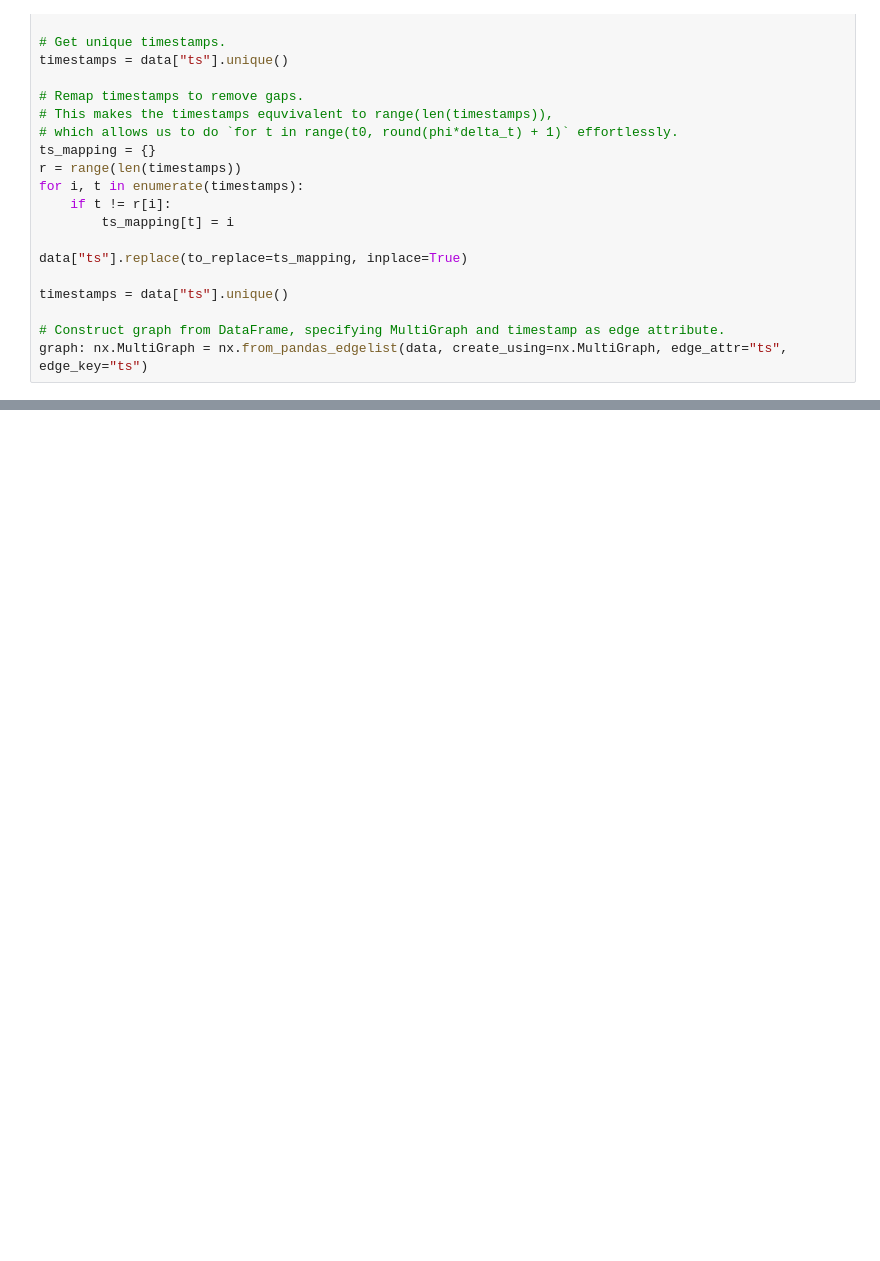
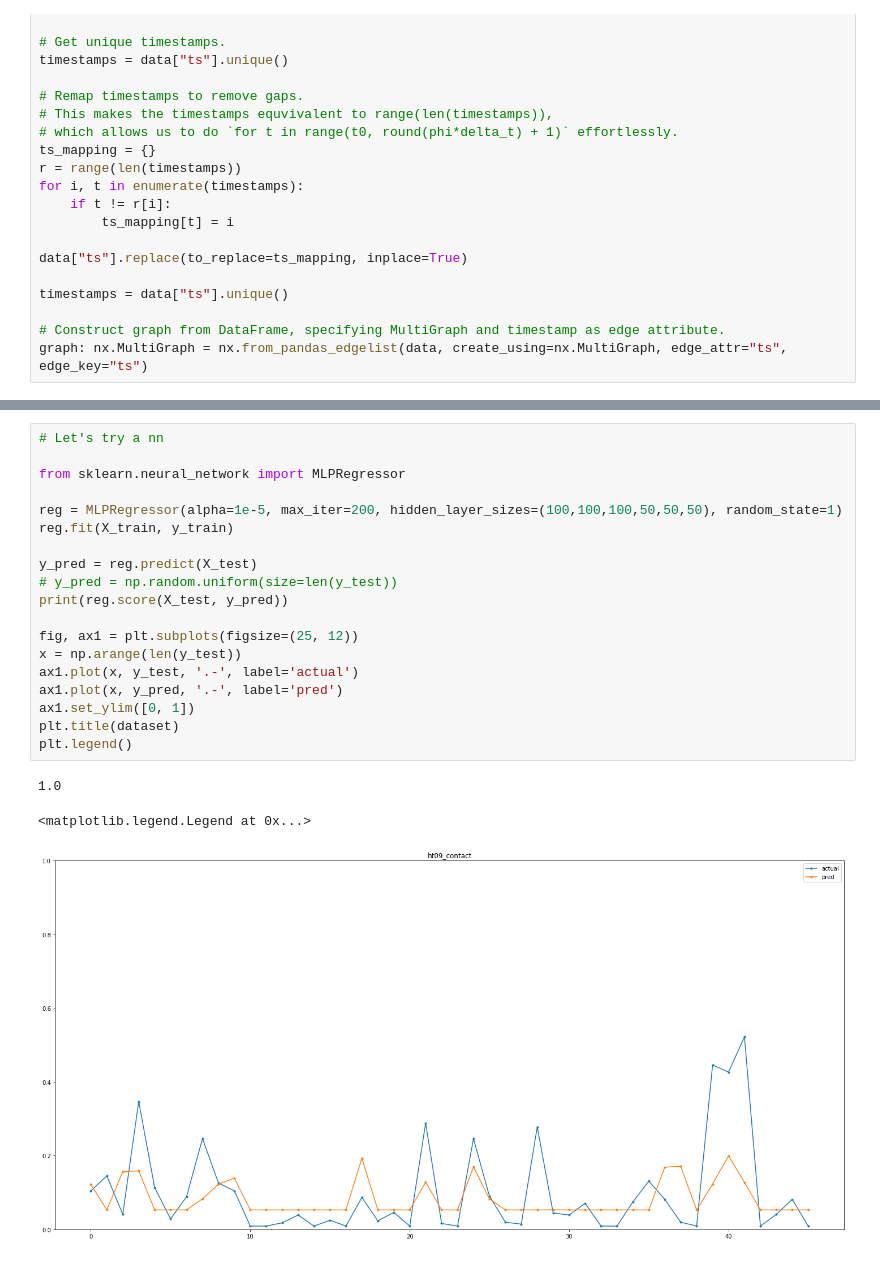
Before and after one commit to rkochar/temporal-network-influence-estimation, a Jupyter notebook: notebooks/proj.ipynb, the cells around one changed output, grey strips where cells are left out. Drawn from its saved outputs; the diff is of its cells as text; blank space fills up the shorter version.

```diff
--- a/notebooks/proj.ipynb
+++ b/notebooks/proj.ipynb
@@ -237,0 +151,23 @@ np.poly(fit)
+# %%
+# Let's try a nn
+
+from sklearn.neural_network import MLPRegressor
+
+reg = MLPRegressor(alpha=1e-5, max_iter=200, hidden_layer_sizes=(100,100,100,50,50,50), random_state=1)
+reg.fit(X_train, y_train)
+
+y_pred = reg.predict(X_test)
+# y_pred = np.random.uniform(size=len(y_test))
+print(reg.score(X_test, y_pred))
+
+fig, ax1 = plt.subplots(figsize=(25, 12))
+x = np.arange(len(y_test))
+ax1.plot(x, y_test, '.-', label='actual')
+ax1.plot(x, y_pred, '.-', label='pred')
+ax1.set_ylim([0, 1])
+plt.title(dataset)
+plt.legend()
+# %% [output]
+1.0
+<matplotlib.legend.Legend at 0x...>
+[figure, added]
```
Also changed, not shown: parts of 17 cells of this notebook, 9 other files.
